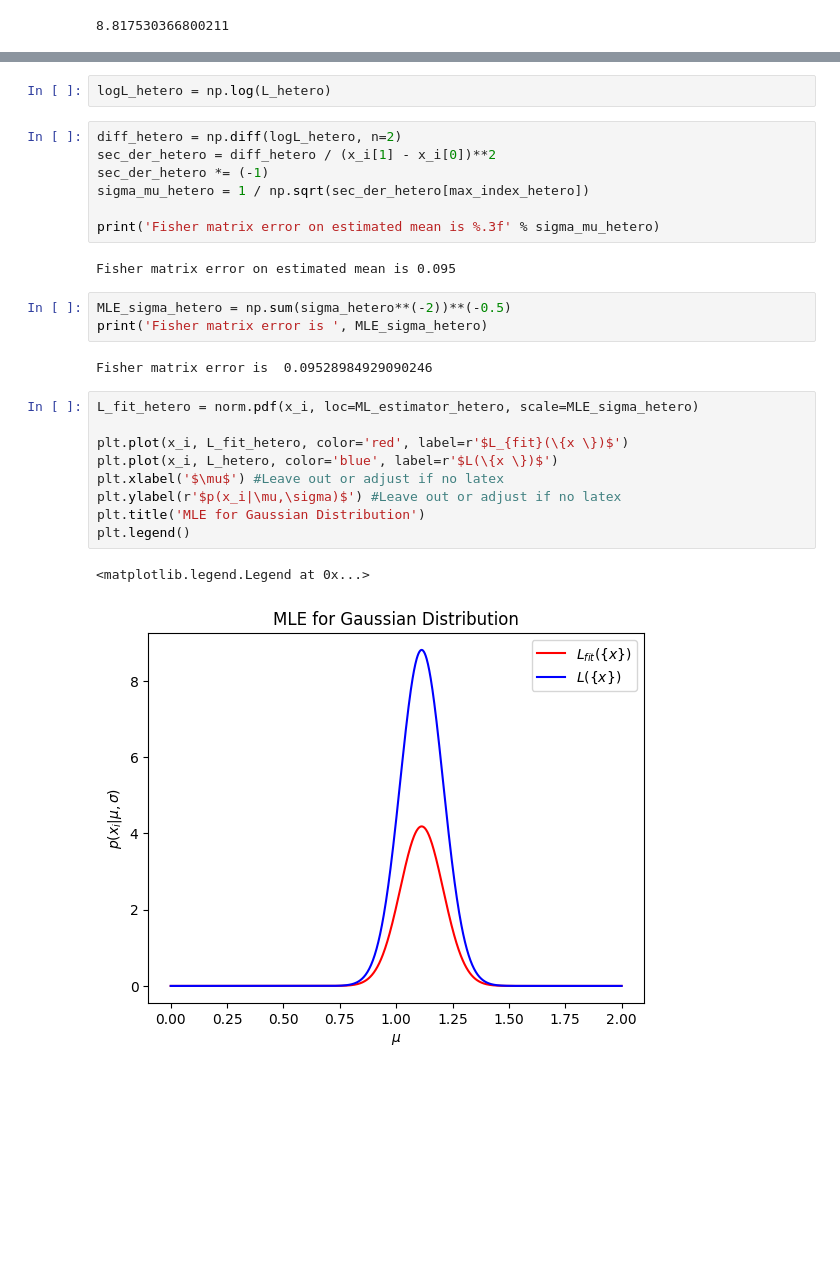
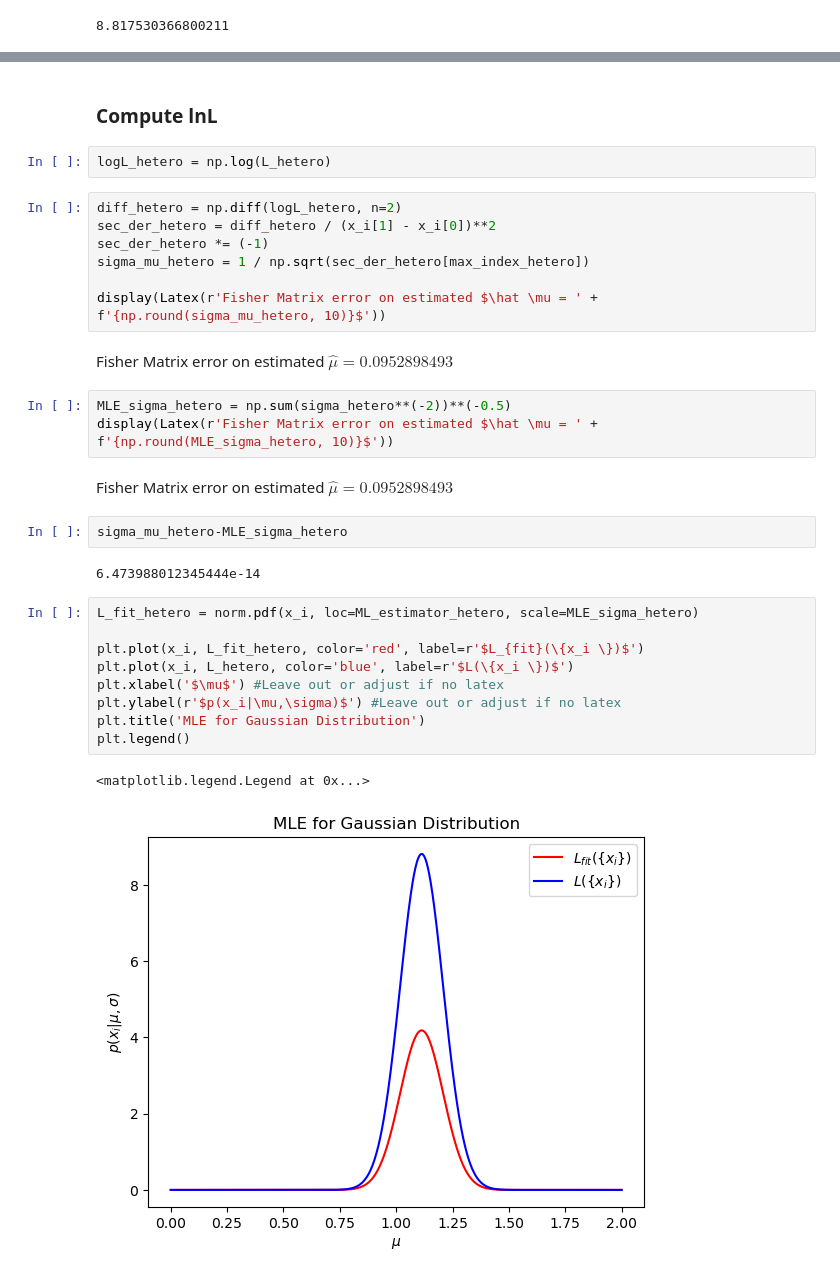
Before and after one commit to SimoneArienti/astrostatistics_bicocca_2024, a Jupyter notebook: working/Ex 06 Position of a Quasar.ipynb, the cells around one changed output, grey strips where cells are left out. Drawn from its saved outputs; the diff is of its cells as text; blank space fills up the shorter version.

```diff
--- a/working/Ex 06 Position of a Quasar.ipynb
+++ b/working/Ex 06 Position of a Quasar.ipynb
@@ -193,3 +193,5 @@ MLE =  1.1131053846960444
+# %% [markdown]
+### Compute lnL
 # %%
 logL_hetero = np.log(L_hetero)
 # %%
@@ -198,23 +200,27 @@ sec_der_hetero = diff_hetero / (x_i[1] - x_i[0])**2
 sec_der_hetero *= (-1)
 sigma_mu_hetero = 1 / np.sqrt(sec_der_hetero[max_index_hetero])
 
-print('Fisher matrix error on estimated mean is %.3f' % sigma_mu_hetero)
+display(Latex(r'Fisher Matrix error on estimated $\hat \mu = ' + f'{np.round(sigma_mu_hetero, 10)}$'))
 # %% [output]
-Fisher matrix error on estimated mean is 0.095
+Fisher Matrix error on estimated $\hat \mu = 0.0952898493$
 # %%
 MLE_sigma_hetero = np.sum(sigma_hetero**(-2))**(-0.5)
-print('Fisher matrix error is ', MLE_sigma_hetero)
+display(Latex(r'Fisher Matrix error on estimated $\hat \mu = ' + f'{np.round(MLE_sigma_hetero, 10)}$'))
 # %% [output]
-Fisher matrix error is  0.09528984929090246
+Fisher Matrix error on estimated $\hat \mu = 0.0952898493$
+# %%
+sigma_mu_hetero-MLE_sigma_hetero
+# %% [output]
+6.473988012345444e-14
 # %%
 L_fit_hetero = norm.pdf(x_i, loc=ML_estimator_hetero, scale=MLE_sigma_hetero)
 
-plt.plot(x_i, L_fit_hetero, color='red', label=r'$L_{fit}(\{x \})$')
-plt.plot(x_i, L_hetero, color='blue', label=r'$L(\{x \})$')
+plt.plot(x_i, L_fit_hetero, color='red', label=r'$L_{fit}(\{x_i \})$')
+plt.plot(x_i, L_hetero, color='blue', label=r'$L(\{x_i \})$')
 plt.xlabel('$\mu$') #Leave out or adjust if no latex
 plt.ylabel(r'$p(x_i|\mu,\sigma)$') #Leave out or adjust if no latex
 plt.title('MLE for Gaussian Distribution')
 plt.legend()
 # %% [output]
 <matplotlib.legend.Legend at 0x...>
-[figure, old version]
+[figure, new version]
```
Also changed, not shown: parts of 28 cells of this notebook.
